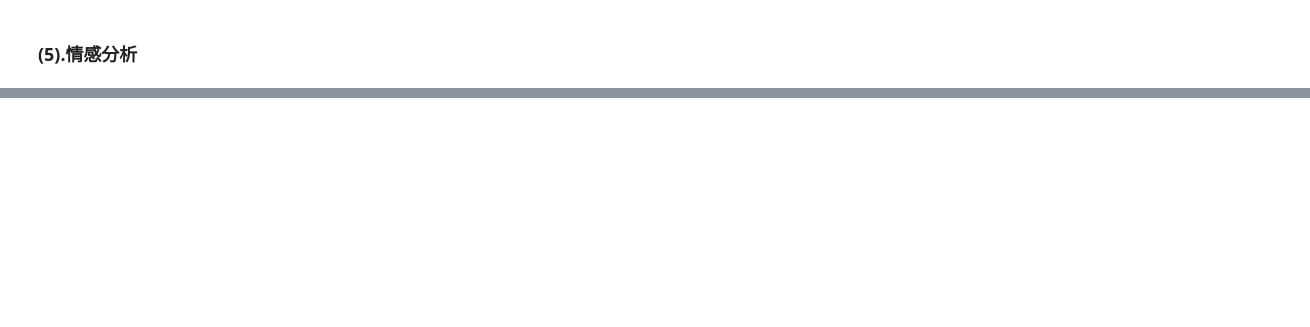
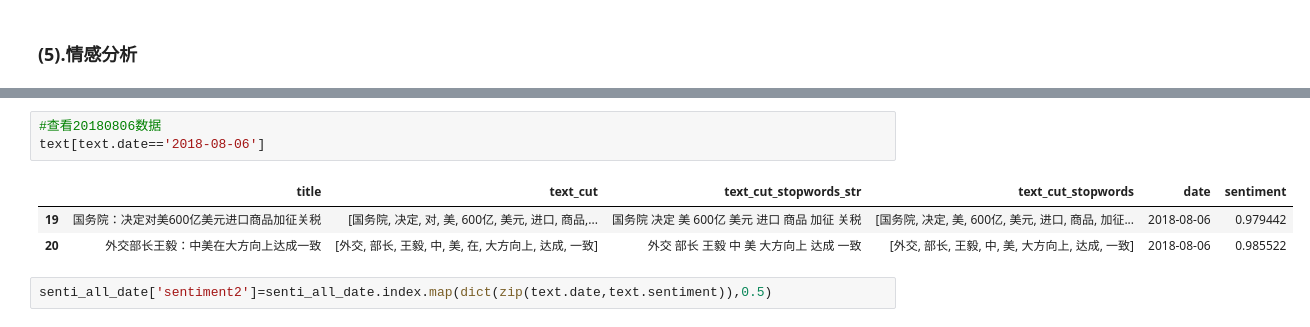
Before and after one commit to JAYING-L/forecast, a Jupyter notebook: VMD_Bilstm_A0.ipynb, the cells around one changed output, grey strips where cells are left out. Saved outputs shown, nothing was run; the diff lists cells and outputs as text; blank space fills up the shorter version.

```diff
--- a/VMD_Bilstm_A0.ipynb
+++ b/VMD_Bilstm_A0.ipynb
@@ -376,0 +261,9 @@ for sin in  sintiment:
+# %%
+#查看20180806数据
+text[text.date=='2018-08-06']
+# %% [output]
+|  | title | text_cut | text_cut_stopwords_str | text_cut_stopwords | date | sentiment |
+| 19 | 国务院：决定对美600亿美元进口商品加征关税 | [国务院, 决定, 对, 美, 600亿, 美元, 进口, 商品,... | 国务院 决定 美 600亿 美元 进口 商品 加征 关税 | [国务院, 决定, 美, 600亿, 美元, 进口, 商品, 加征... | 2018-08-06 | 0.979442 |
+| 20 | 外交部长王毅：中美在大方向上达成一致 | [外交, 部长, 王毅, 中, 美, 在, 大方向上, 达成, 一致] | 外交 部长 王毅 中 美 大方向上 达成 一致 | [外交, 部长, 王毅, 中, 美, 大方向上, 达成, 一致] | 2018-08-06 | 0.985522 |
+# %%
+senti_all_date['sentiment2']=senti_all_date.index.map(dict(zip(text.date,text.sentiment)),0.5)
```
Also changed, not shown: parts of 38 cells of this notebook.
